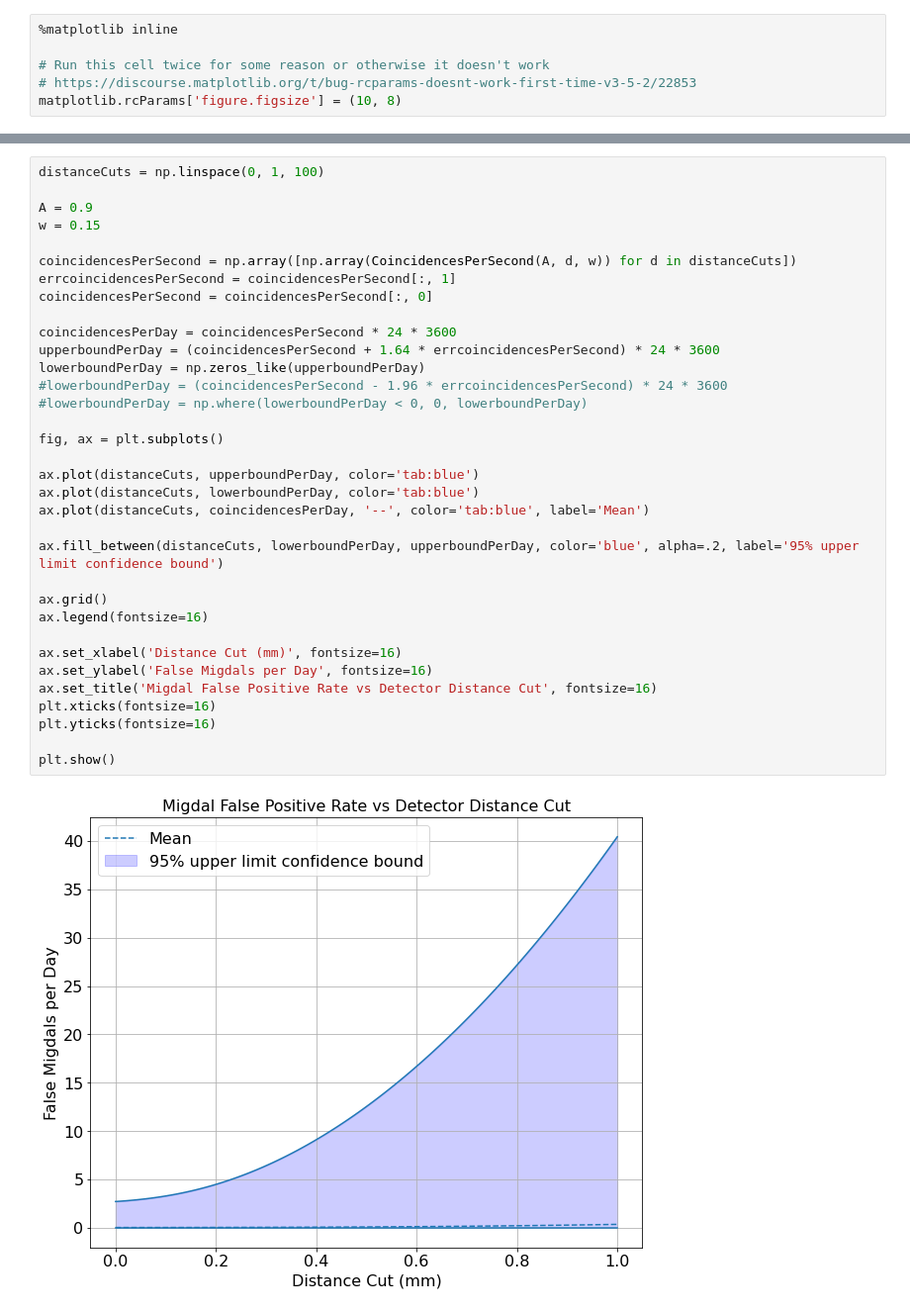
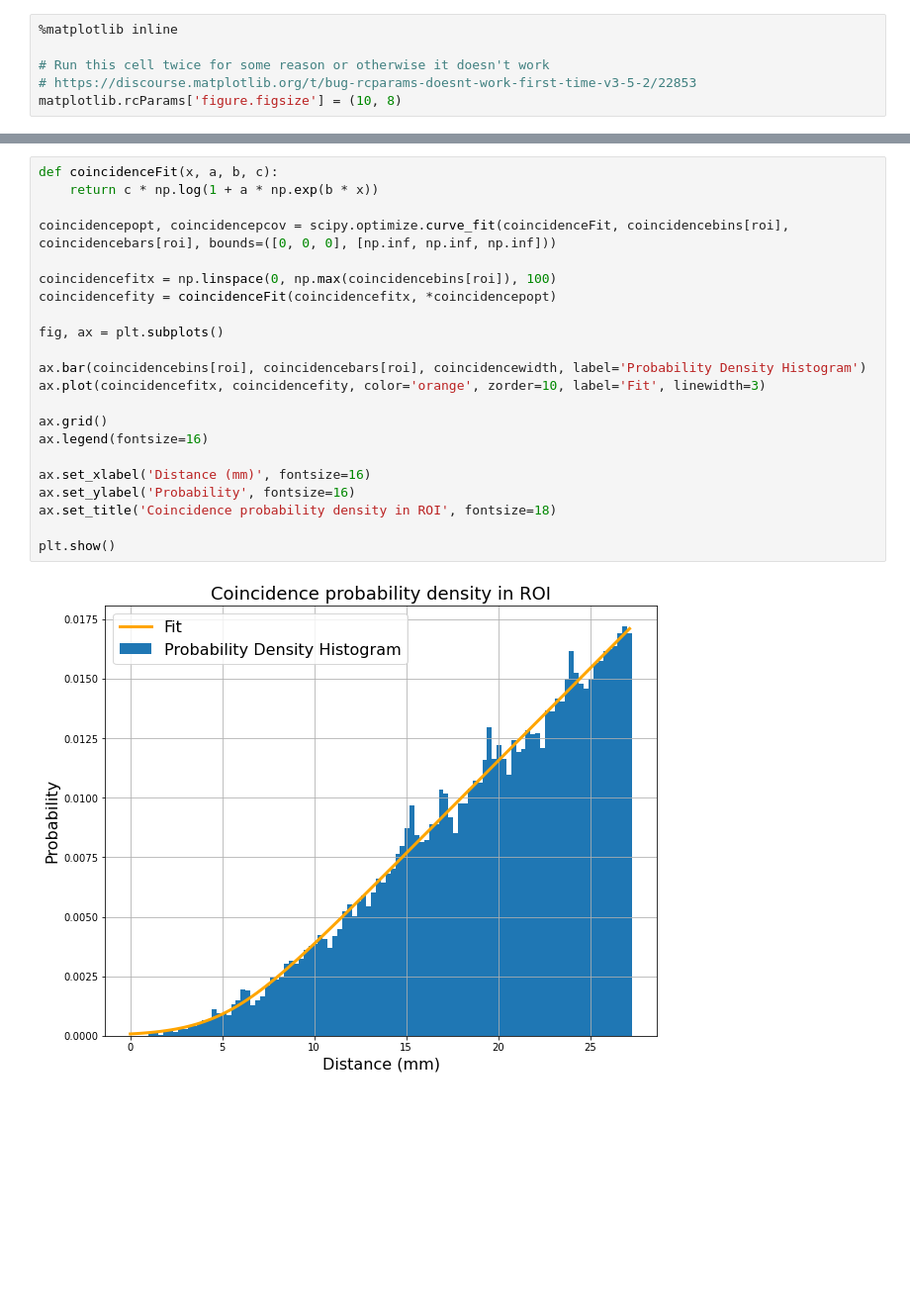
Before and after one commit to ArktisDev/Migdal, a Jupyter notebook: analysis/graphing/Coincidence Analysis.ipynb, the cells around one changed output, grey strips where cells are left out. Shown at 99% size. Drawn from its saved outputs; the diff is of its cells as text; blank space fills up the shorter version.

```diff
--- a/analysis/graphing/Coincidence Analysis.ipynb
+++ b/analysis/graphing/Coincidence Analysis.ipynb
@@ -156,36 +208,24 @@ plt.show()
-# %%
-distanceCuts = np.linspace(0, 1, 100)
-
-A = 0.9
-w = 0.15
-
-coincidencesPerSecond = np.array([np.array(CoincidencesPerSecond(A, d, w)) for d in distanceCuts])
-errcoincidencesPerSecond = coincidencesPerSecond[:, 1]
-coincidencesPerSecond = coincidencesPerSecond[:, 0]
-
-coincidencesPerDay = coincidencesPerSecond * 24 * 3600
-upperboundPerDay = (coincidencesPerSecond + 1.64 * errcoincidencesPerSecond) * 24 * 3600
-lowerboundPerDay = np.zeros_like(upperboundPerDay)
-#lowerboundPerDay = (coincidencesPerSecond - 1.96 * errcoincidencesPerSecond) * 24 * 3600
-#lowerboundPerDay = np.where(lowerboundPerDay < 0, 0, lowerboundPerDay)
-
-fig, ax = plt.subplots()
-
-ax.plot(distanceCuts, upperboundPerDay, color='tab:blue')
-ax.plot(distanceCuts, lowerboundPerDay, color='tab:blue')
-ax.plot(distanceCuts, coincidencesPerDay, '--', color='tab:blue', label='Mean')
-
-ax.fill_between(distanceCuts, lowerboundPerDay, upperboundPerDay, color='blue', alpha=.2, label='95% upper limit confidence bound')
-
-ax.grid()
-ax.legend(fontsize=16)
-
-ax.set_xlabel('Distance Cut (mm)', fontsize=16)
-ax.set_ylabel('False Migdals per Day', fontsize=16)
-ax.set_title('Migdal False Positive Rate vs Detector Distance Cut', fontsize=16)
-plt.xticks(fontsize=16)
-plt.yticks(fontsize=16)
-
-plt.show()
-# %% [output]
-[figure, removed]
+# %%
+def coincidenceFit(x, a, b, c):
+    return c * np.log(1 + a * np.exp(b * x))
+
+coincidencepopt, coincidencepcov = scipy.optimize.curve_fit(coincidenceFit, coincidencebins[roi], coincidencebars[roi], bounds=([0, 0, 0], [np.inf, np.inf, np.inf]))
+
+coincidencefitx = np.linspace(0, np.max(coincidencebins[roi]), 100)
+coincidencefity = coincidenceFit(coincidencefitx, *coincidencepopt)
+
+fig, ax = plt.subplots()
+
+ax.bar(coincidencebins[roi], coincidencebars[roi], coincidencewidth, label='Probability Density Histogram')
+ax.plot(coincidencefitx, coincidencefity, color='orange', zorder=10, label='Fit', linewidth=3)
+
+ax.grid()
+ax.legend(fontsize=16)
+
+ax.set_xlabel('Distance (mm)', fontsize=16)
+ax.set_ylabel('Probability', fontsize=16)
+ax.set_title('Coincidence probability density in ROI', fontsize=18)
+
+plt.show()
+# %% [output]
+[figure, added]
```
Also changed, not shown: parts of 25 cells of this notebook, 3 other files.
